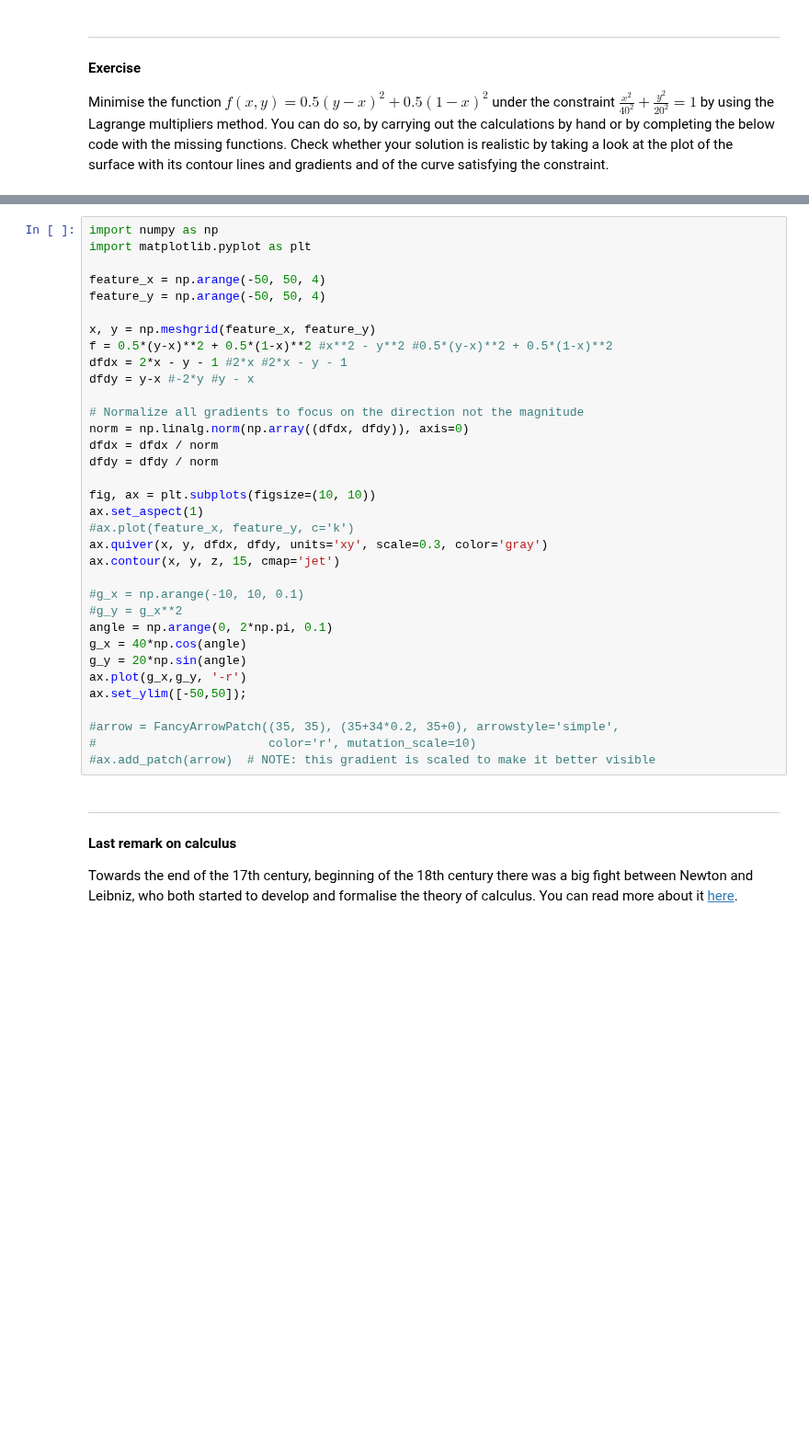
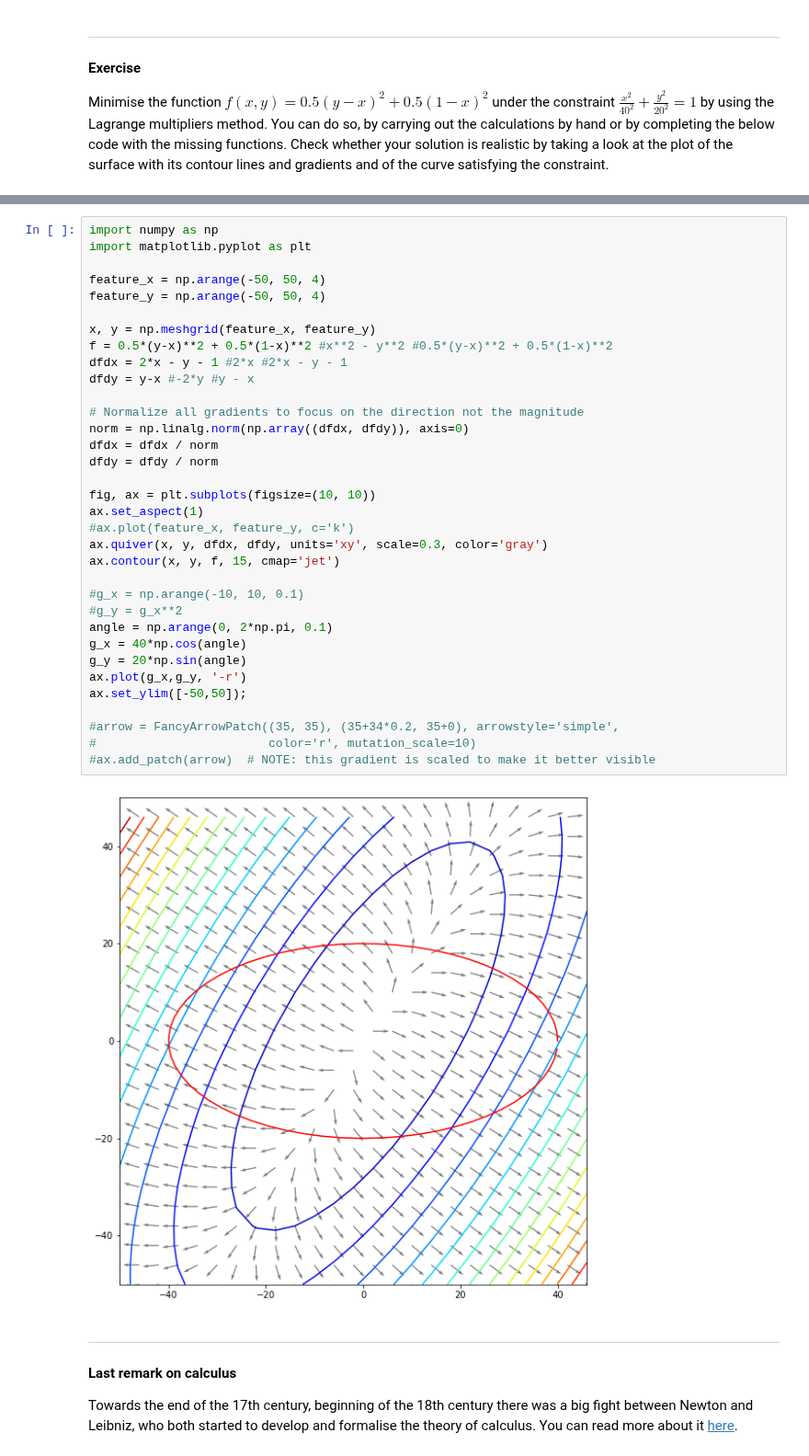
Before and after one commit to KingaS03/Mathematics-for-Machine-Learning-and-Data-Science, a Jupyter notebook: PCA.ipynb, the cells around one changed output, grey strips where cells are left out. Shown at 92% size. Drawn from its saved outputs; the diff is of its cells as text; blank space fills up the shorter version.

```diff
--- a/PCA.ipynb
+++ b/PCA.ipynb
@@ -246,34 +265,36 @@ import matplotlib.pyplot as plt
 
 feature_x = np.arange(-50, 50, 4)
 feature_y = np.arange(-50, 50, 4)
 
 x, y = np.meshgrid(feature_x, feature_y)
 f = 0.5*(y-x)**2 + 0.5*(1-x)**2 #x**2 - y**2 #0.5*(y-x)**2 + 0.5*(1-x)**2
 dfdx = 2*x - y - 1 #2*x #2*x - y - 1
 dfdy = y-x #-2*y #y - x
 
 # Normalize all gradients to focus on the direction not the magnitude
 norm = np.linalg.norm(np.array((dfdx, dfdy)), axis=0)
 dfdx = dfdx / norm
 dfdy = dfdy / norm
 
 fig, ax = plt.subplots(figsize=(10, 10))
 ax.set_aspect(1)
 #ax.plot(feature_x, feature_y, c='k')
 ax.quiver(x, y, dfdx, dfdy, units='xy', scale=0.3, color='gray')
-ax.contour(x, y, z, 15, cmap='jet')
+ax.contour(x, y, f, 15, cmap='jet')
 
 #g_x = np.arange(-10, 10, 0.1)
 #g_y = g_x**2
 angle = np.arange(0, 2*np.pi, 0.1)
 g_x = 40*np.cos(angle)
 g_y = 20*np.sin(angle)
 ax.plot(g_x,g_y, '-r')
 ax.set_ylim([-50,50]);
 
 #arrow = FancyArrowPatch((35, 35), (35+34*0.2, 35+0), arrowstyle='simple',
 #                        color='r', mutation_scale=10)
 #ax.add_patch(arrow)  # NOTE: this gradient is scaled to make it better visible
+# %% [output]
+[figure, added]
 # %% [markdown]
 --------------------
 
```
Also changed, not shown: parts of 27 cells of this notebook, 2 other files.
